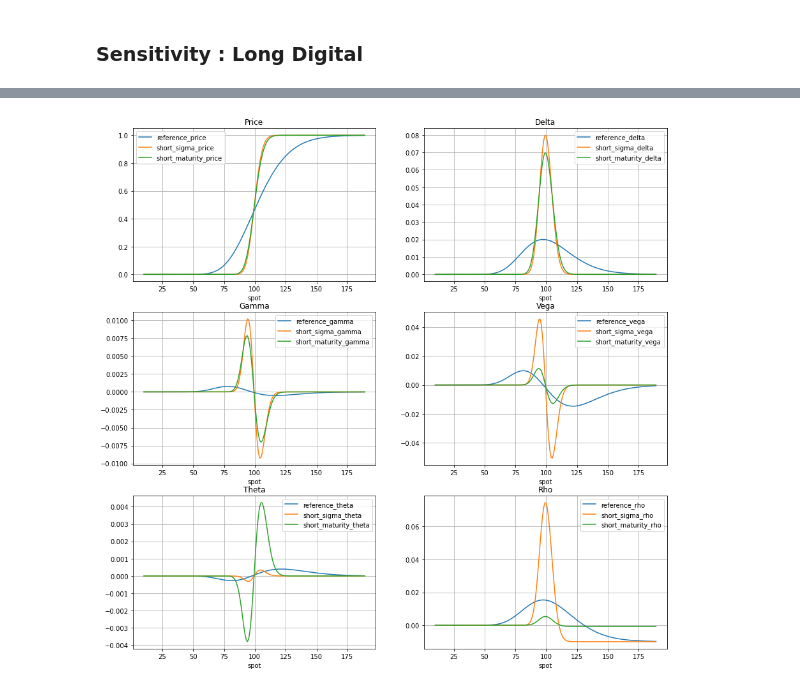
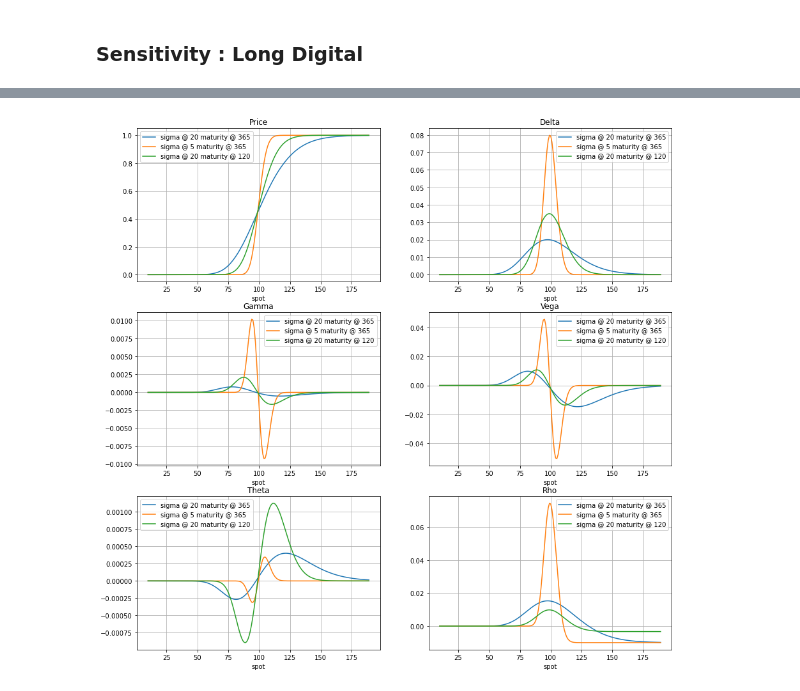
Before and after one commit to Stevenworick/Pricing, a Jupyter notebook: Notebook.ipynb, the cells around one changed output, grey strips where cells are left out. Cells and saved outputs as stored; diff of their text form; code cells hidden in the pictures.

```diff
--- a/Notebook.ipynb
+++ b/Notebook.ipynb
@@ -59,7 +59,7 @@ init_spot = 100
 
 data = []
 
-for maturity, sigma in ((365, 0.2), (365, 0.05), (30, 0.20)):
+for maturity, sigma in ((365, 0.2), (365, 0.05), (120, 0.20)):
     for spot in range(10, 190):
 
         # Configuration ---------------------------
@@ -90,4 +90,9 @@ for maturity, sigma in ((365, 0.2), (365, 0.05), (30, 0.20)):
                      "theta": digital.theta(),
                      "rho": digital.rho()})
 
+# Reshape data ----------------------------------------
+
 data = pd.DataFrame(data)
+reference = data[(data["maturity"]==365) & (data["sigma"]==0.2)].set_index("spot")
+short_sigma = data[(data["maturity"]==365) & (data["sigma"]==0.05)].set_index("spot")
+short_maturity = data[(data["maturity"]==120) & (data["sigma"]==0.20)].set_index("spot")
@@ -103,9 +98,0 @@ data.head()
-# %%
-reference = data[(data["maturity"]==365) & (data["sigma"]==0.2)].set_index("spot")
-reference.columns =  ["reference_" + name for name in reference.columns]
-
-short_sigma = data[(data["maturity"]==365) & (data["sigma"]==0.05)].set_index("spot")
-short_sigma.columns =  ["short_sigma_" + name for name in short_sigma.columns]
-
-short_maturity = data[(data["maturity"]==30) & (data["sigma"]==0.20)].set_index("spot")
-short_maturity.columns =  ["short_maturity_" + name for name in short_maturity.columns]
@@ -112,32 +129,19 @@ short_maturity.columns =  ["short_maturity_" + name for name in short_maturity.c
 # %%
 fig, axes = plt.subplots(nrows=3, ncols=2)
 
-reference["reference_price"].plot(ax=axes[0,0], title='Price', grid=True, legend=True)
-short_sigma["short_sigma_price"].plot(ax=axes[0,0], title='Price', grid=True, legend=True)
-short_maturity["short_maturity_price"].plot(ax=axes[0,0], title='Price', grid=True, legend=True)
+price.plot(ax=axes[0, 0], title='Price', grid=True, legend=True)
 
-reference["reference_delta"].plot(ax=axes[0,1], title='Delta', grid=True, legend=True)
-short_sigma["short_sigma_delta"].plot(ax=axes[0,1], title='Delta', grid=True, legend=True)
-short_maturity["short_maturity_delta"].plot(ax=axes[0,1], title='Delta', grid=True, legend=True)
+delta.plot(ax=axes[0, 1], title='Delta', grid=True, legend=True)
 
-reference["reference_gamma"].plot(ax=axes[1,0], title='Gamma', grid=True, legend=True)
-short_sigma["short_sigma_gamma"].plot(ax=axes[1,0], title='Gamma', grid=True, legend=True)
-short_maturity["short_maturity_gamma"].plot(ax=axes[1,0], title='Gamma', grid=True, legend=True)
+gamma.plot(ax=axes[1, 0], title='Gamma', grid=True, legend=True)
 
-reference["reference_vega"].plot(ax=axes[1,1], title='Vega', grid=True, legend=True)
-short_sigma["short_sigma_vega"].plot(ax=axes[1,1], title='Vega', grid=True, legend=True)
-short_maturity["short_maturity_vega"].plot(ax=axes[1,1], title='Vega', grid=True, legend=True)
+vega.plot(ax=axes[1, 1], title='Vega', grid=True, legend=True)
 
-reference["reference_theta"].plot(ax=axes[2,0], title='Theta', grid=True, legend=True)
-short_sigma["short_sigma_theta"].plot(ax=axes[2,0], title='Theta', grid=True, legend=True)
-short_maturity["short_maturity_theta"].plot(ax=axes[2,0], title='Theta', grid=True, legend=True)
+theta.plot(ax=axes[2, 0], title='Theta', grid=True, legend=True)
 
-reference["reference_rho"].plot(ax=axes[2,1], title='Rho', grid=True, legend=True)
-short_sigma["short_sigma_rho"].plot(ax=axes[2,1], title='Rho', grid=True, legend=True)
-short_maturity["short_maturity_rho"].plot(ax=axes[2,1], title='Rho', grid=True, legend=True)
-
+rho.plot(ax=axes[2, 1], title='Rho', grid=True, legend=True)
 
 fig.set_figheight(15)
 fig.set_figwidth(15);
 # %% [output]
-[figure, old version]
+[figure, new version]
```
Also changed, not shown: parts of 2 cells of this notebook.
